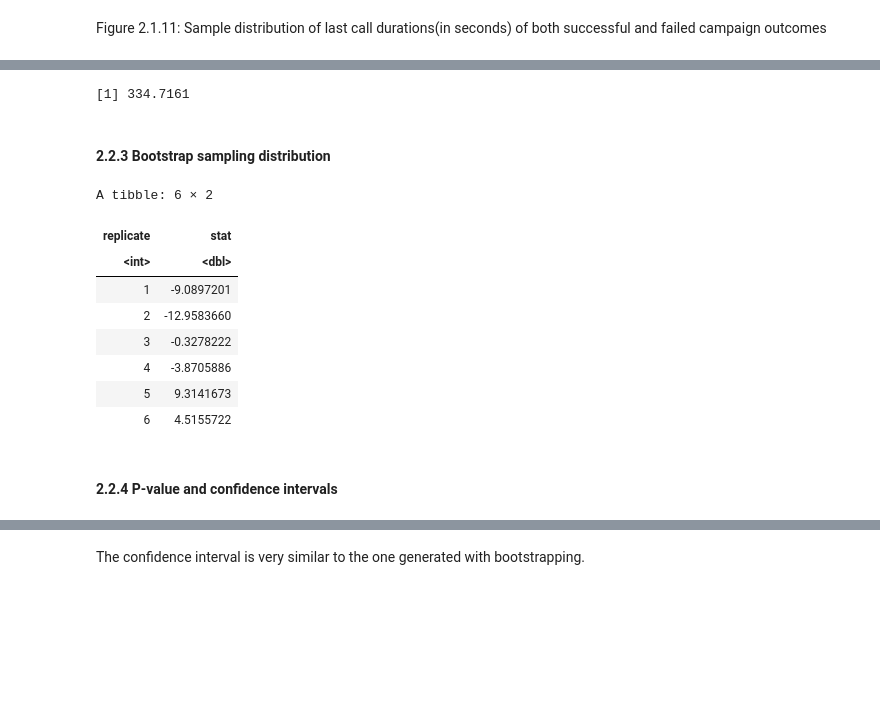
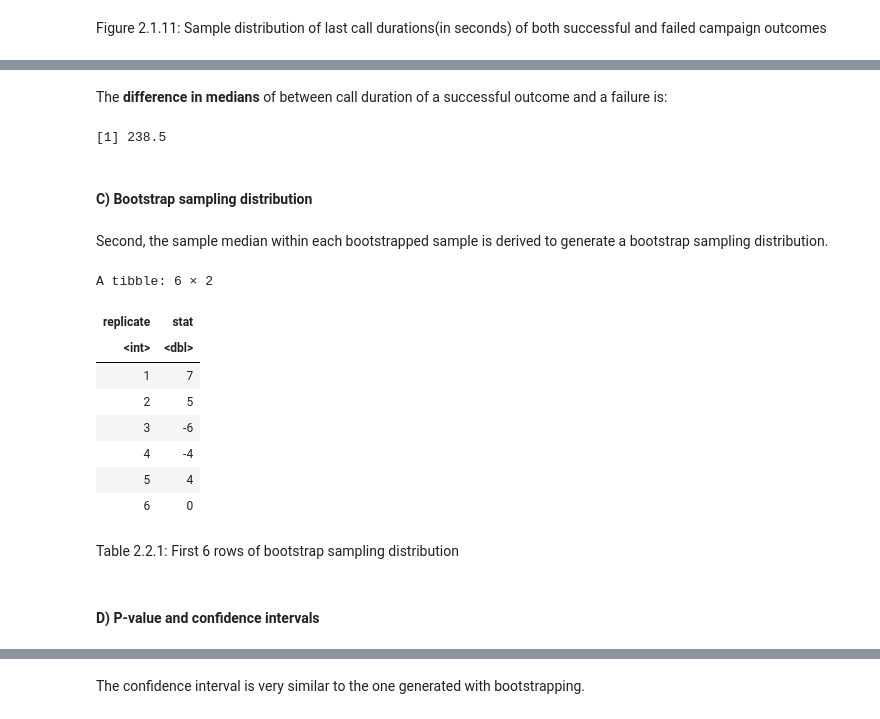
Before and after one commit to camirr/Call-Durations-and-Sales-Outcome-in-Telemarketing-Campaigns-Case-Study, a Jupyter notebook: Final_Report.ipynb, the cells around one changed output, grey strips where cells are left out. Saved outputs shown, nothing was run; the diff lists cells and outputs as text; code cells hidden in the pictures; blank space fills up the shorter version.

```diff
--- a/Final_Report.ipynb
+++ b/Final_Report.ipynb
@@ -190,8 +187,0 @@ Read in the bank data into R, and rename the column name for readability
-# %%
-bank_data <- read_delim("bank_additional_full.csv", skip=1, delim = ";", col_names = FALSE)%>%
-                rename(age = X1,job = X2, marital = X3, education = X4,  default = X5, housing = X6, loan = X7, contact = X8,
-                                  month = X9, day_of_week = X10, duration = X11, campaign  =X12, pdays = X13, previous = X14, poutcome = X15,
-                                  emp_var_rate = X16, cons_price_idx = X17, cons_conf_idx = X18, euribor_3m = X19, nr_employed = X20,
-                                  y = X21)
-
-head(bank_data)
@@ -408,35 +297,42 @@ Therefore, we will carry out our analysis as follows:
 # %%
-# Compute difference in sample means between call duration of a successful outcome and a failure
-sample_means_diff <- sample_estimates%>%
-                    select(y, mean)%>%
-                    pivot_wider(names_from = y, values_from = mean)%>%
+# Compute difference in sample medians between call duration of a successful outcome and a failure
+sample_medians_diff <- sample_estimates%>%
+                    select(y, median)%>%
+                    pivot_wider(names_from = y, values_from = median)%>%
                     transmute(diff = yes - no)%>%
                     pull(diff)
-sample_means_diff
-# %% [output]
-[1] 334.7161
+# %% [markdown]
+The **difference in medians** of between call duration of a successful outcome and a failure is:
+# %%
+sample_medians_diff
+# %% [output]
+[1] 238.5
 # %% [markdown]
-#### 2.2.3 Bootstrap sampling distribution
+#### C) Bootstrap sampling distribution
+# %% [markdown]
+Second, the sample median within each bootstrapped sample is derived to generate a bootstrap sampling distribution.
 # %%
 # Generate the bootstrap sampling distribution
 set.seed(1000)
 
 null_model_bank <- bank_data_sample %>%
                 specify(formula = duration ~ y) %>%
                 hypothesize(null = "independence") %>%
-                generate(reps = 500, type = "permute") %>%
-                calculate(stat="diff in means", order = c("yes", "no"))
+                generate(reps = 1000, type = "permute") %>%
+                calculate(stat="diff in medians", order = c("yes", "no"))
 
 head(null_model_bank)
 # %% [output]
 A tibble: 6 × 2
 | replicate | stat |
 | <int> | <dbl> |
-| 1 | -9.0897201 |
-| 2 | -12.9583660 |
-| 3 | -0.3278222 |
-| 4 | -3.8705886 |
-| 5 | 9.3141673 |
-| 6 | 4.5155722 |
+| 1 | 7 |
+| 2 | 5 |
+| 3 | -6 |
+| 4 | -4 |
+| 5 | 4 |
+| 6 | 0 |
+# %% [markdown]
+Table 2.2.1: First 6 rows of bootstrap sampling distribution
 # %% [markdown]
-#### 2.2.4 P-value and confidence intervals
+#### D) P-value and confidence intervals
```
Also changed, not shown: parts of 54 cells of this notebook.
